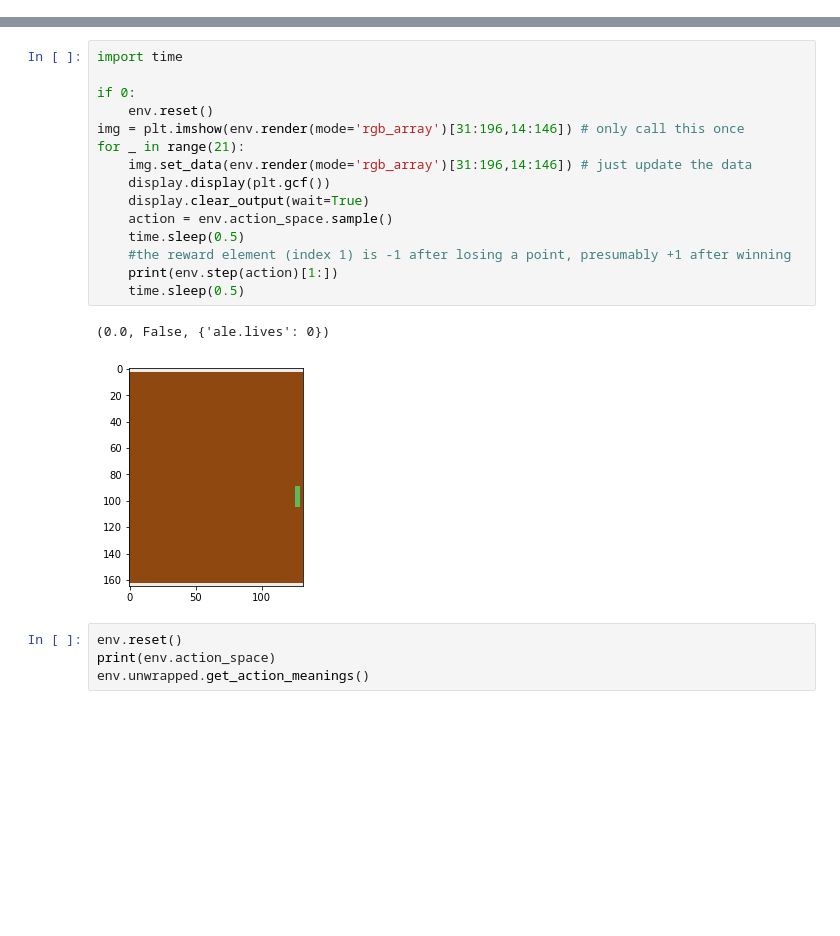
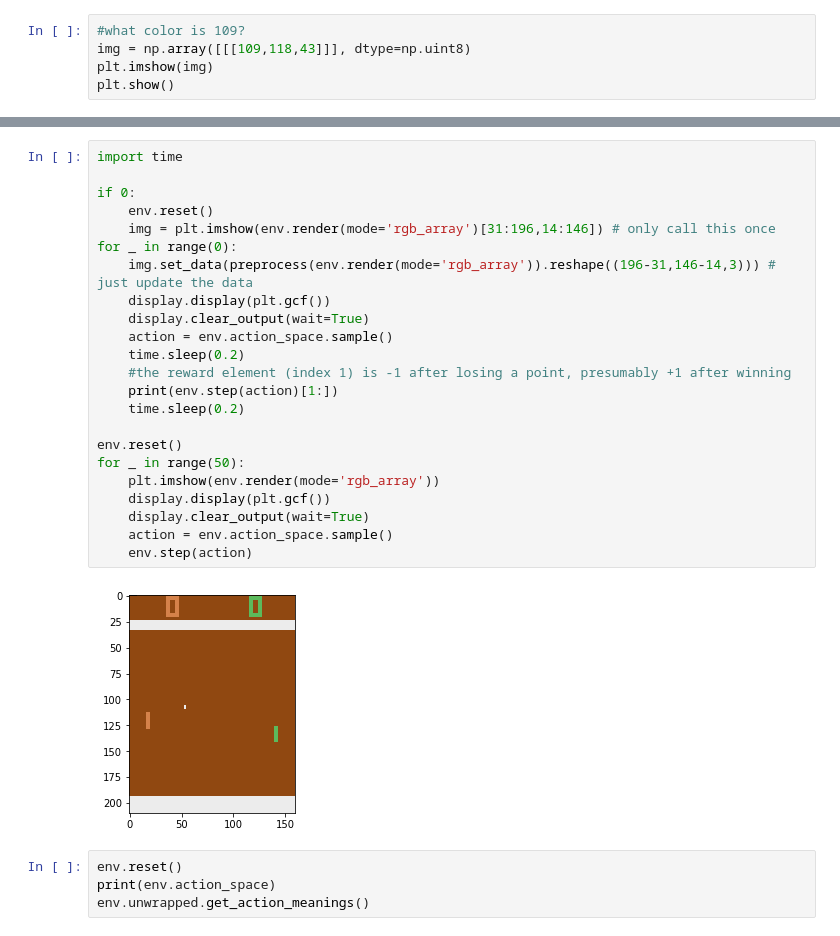
Before and after one commit to bbartoldson/examples, a Jupyter notebook: pong/pong.ipynb, the cells around one changed output, grey strips where cells are left out. Saved outputs shown, nothing was run; the diff lists cells and outputs as text; blank space fills up the shorter version.

```diff
--- a/pong/pong.ipynb
+++ b/pong/pong.ipynb
@@ -25,0 +69,5 @@ plt.imshow(env.render(mode='rgb_array')[31:196,14:146])
+# %%
+#what color is 109?
+img = np.array([[[109,118,43]]], dtype=np.uint8)
+plt.imshow(img)
+plt.show()
@@ -26,21 +105,28 @@ plt.imshow(env.render(mode='rgb_array')[31:196,14:146])
 # %%
 import time
 
 if 0:
     env.reset()
-img = plt.imshow(env.render(mode='rgb_array')[31:196,14:146]) # only call this once
-for _ in range(21):
-    img.set_data(env.render(mode='rgb_array')[31:196,14:146]) # just update the data
+    img = plt.imshow(env.render(mode='rgb_array')[31:196,14:146]) # only call this once
+for _ in range(0):
+    img.set_data(preprocess(env.render(mode='rgb_array')).reshape((196-31,146-14,3))) # just update the data
     display.display(plt.gcf())
     display.clear_output(wait=True)
     action = env.action_space.sample()
-    time.sleep(0.5)
+    time.sleep(0.2)
     #the reward element (index 1) is -1 after losing a point, presumably +1 after winning
     print(env.step(action)[1:])
-    time.sleep(0.5)
+    time.sleep(0.2)
+
+env.reset()
+for _ in range(50):
+    plt.imshow(env.render(mode='rgb_array'))
+    display.display(plt.gcf())
+    display.clear_output(wait=True)
+    action = env.action_space.sample()
+    env.step(action)
 # %% [output]
-(0.0, False, {'ale.lives': 0})
-[figure, old version]
+[figure, new version]
 # %%
 env.reset()
 print(env.action_space)
```
Also changed, not shown: parts of 8 cells of this notebook.
